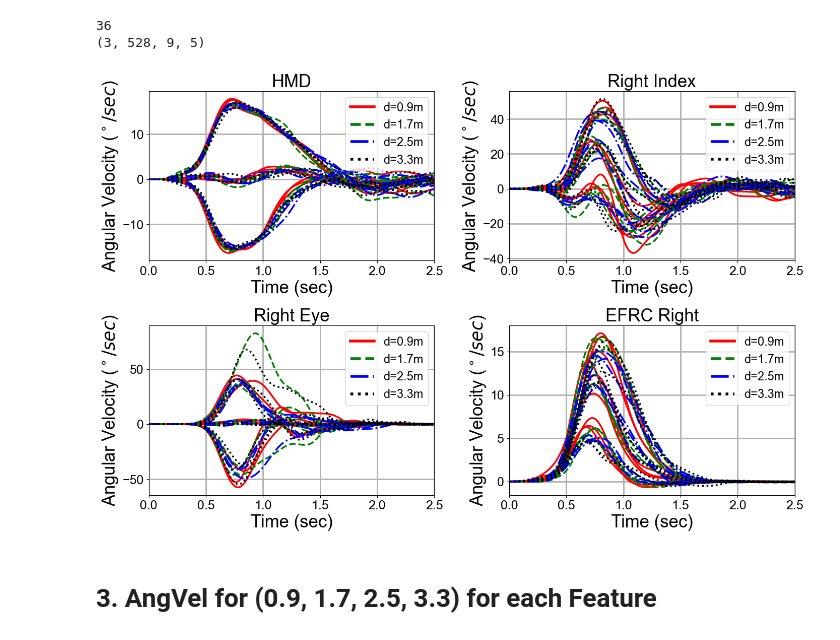
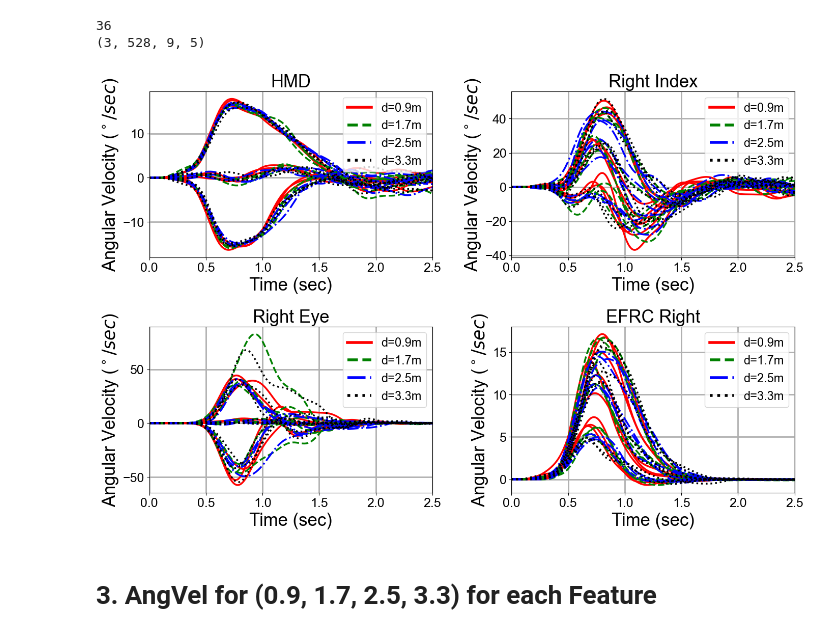
Before and after one commit to gitscade/stats, a Jupyter notebook: 04_profile.ipynb, the cells around one changed output. Cells and saved outputs as stored; diff of their text form; code cells hidden in the pictures.

```diff
--- a/04_profile.ipynb
+++ b/04_profile.ipynb
@@ -630,7 +630,7 @@ def draw_profile_plot(plot_data):
     matplotlib.rc('ytick', labelsize=18)
     major_ticks = np.arange(0, 5, 0.5)
     minor_ticks = np.arange(0, 5, 0.1)
-    fig.tight_layout(pad=5)
+    fig.tight_layout(pad=5.5)
 
 
 
@@ -652,36 +652,34 @@ def draw_profile_plot(plot_data):
     #====================PLOT DATA==================================
     line_styles = ['-', '--', '-.', ':']
     colors = ['r', 'g', 'b', 'black']
     from matplotlib.lines import Line2D
     custom_lines = [Line2D([0], [0], color='r', lw=4, linestyle='-'),
                 Line2D([0], [0], color='g', lw=4, linestyle='--'),
                 Line2D([0], [0], color='b', lw=4, linestyle='-.'),
                 Line2D([0], [0], color='black', lw=4, linestyle=':')]
 
 
 
     # each selected feature for one ax
     for cidx in range(36):
         depth_idx = cidx // 9
         line_style = line_styles[depth_idx]
 
-
-
         for idx, ax in enumerate(axes.flat):
             fidx = features_to_plot[int(idx)]
             mean = data[cidx][0,:,fidx]  #[64,Frames]
             p5 = data[cidx][1,:,fidx]  #[64,Frames]
             p95 = data[cidx][2,:,fidx]  #[64,Frames]
             x = np.arange(len(mean))/120
             ax.plot(x, mean, label='Mean', linestyle=line_style, linewidth=2.5, c=colors[depth_idx])
             # ax.fill_between(x, p5[:,0], p95[:,0], alpha=0.05, label='5% and 95% confidence i?nterval') #completely useless
             ax.grid(linewidth=2)
             if cidx ==0:
                 ax.legend(custom_lines, ['d=0.9m', 'd=1.7m', 'd=2.5m', 'd=3.3m'], fontsize=17)
 
 draw_profile_plot(plot_data)
 # %% [output]
-[figure, old version]
+[figure, new version]
 # %% [markdown]
 # 3. AngVel for (0.9, 1.7, 2.5, 3.3) for each Feature
 # %%
```
Also changed, not shown: 3 other files.
